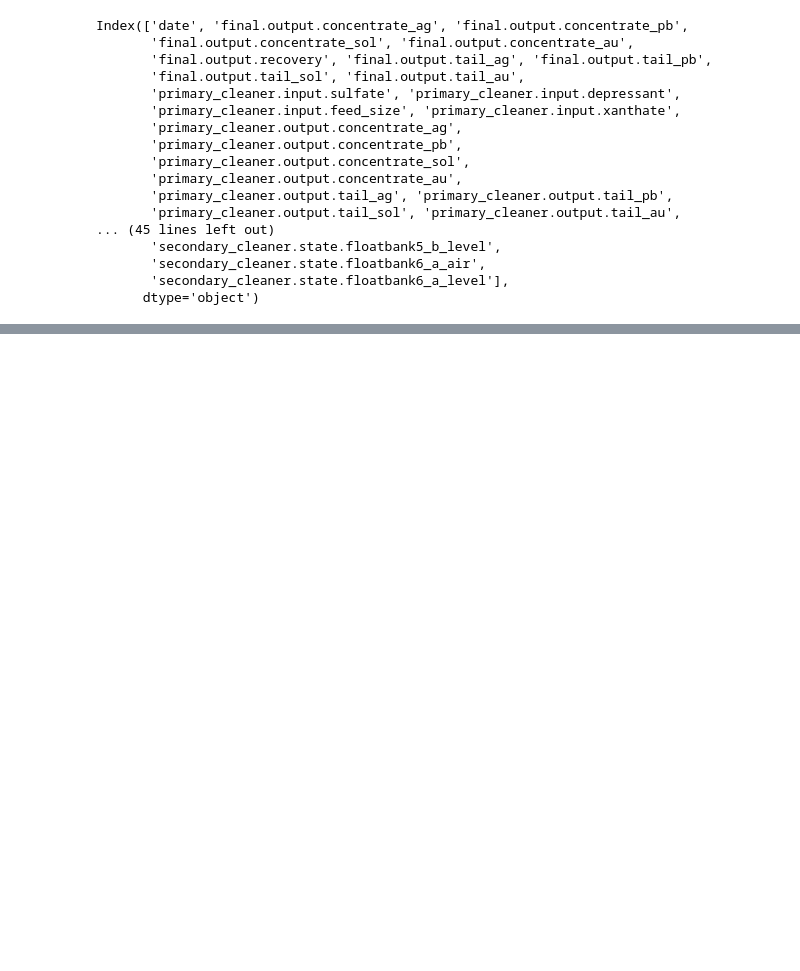
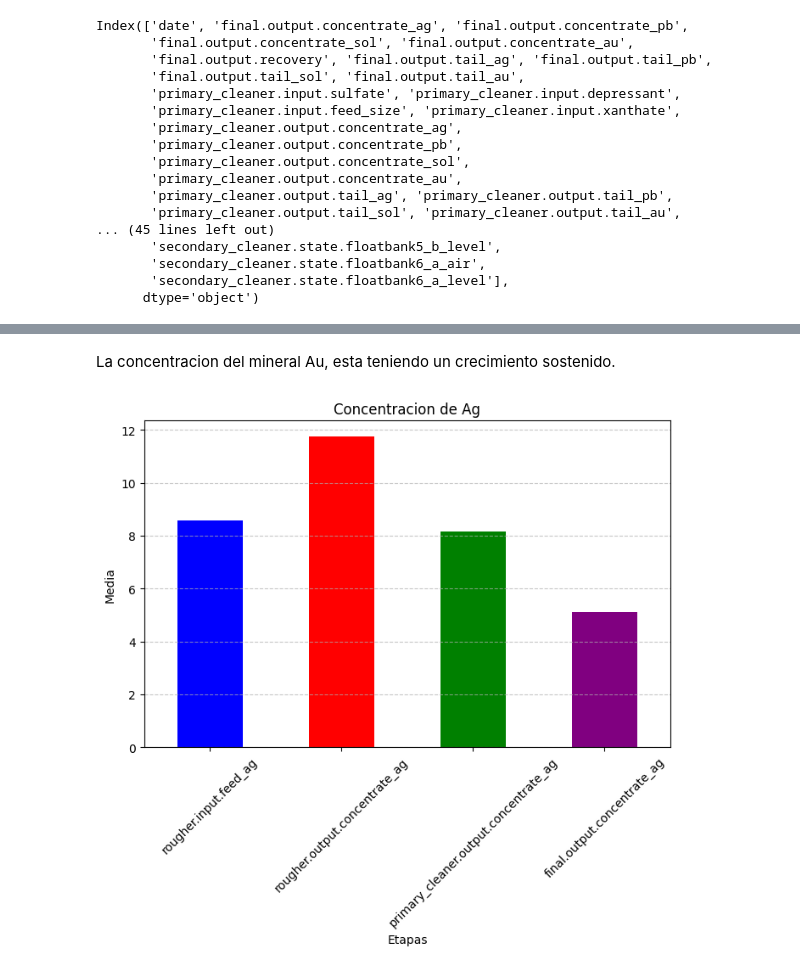
Before and after one commit to marxramos/ML-PREDICCION-DE-EXTRACCION-DEL-MINERAL-ORO, a Jupyter notebook: Notebook/ml_zyfra.ipynb, the cells around one changed output, grey strips where cells are left out. Saved outputs shown, nothing was run; the diff lists cells and outputs as text; code cells hidden in the pictures; blank space fills up the shorter version.

```diff
--- a/Notebook/ml_zyfra.ipynb
+++ b/Notebook/ml_zyfra.ipynb
@@ -82,0 +369,15 @@ Index(['date', 'final.output.concentrate_ag', 'final.output.concentrate_pb',
+# %% [markdown]
+La concentracion del mineral Au, esta teniendo un crecimiento sostenido.
+# %%
+column_ag = ['rougher.input.feed_ag', 'rougher.output.concentrate_ag','primary_cleaner.output.concentrate_ag','final.output.concentrate_ag']
+train_ag = train[column_ag].mean()
+plt.figure(figsize=(8, 5))
+train_ag.plot(kind="bar", color=["blue", "red", "green", "purple"])
+plt.title("Concentracion de Ag")
+plt.xlabel("Etapas")
+plt.ylabel("Media")
+plt.xticks(rotation=45)
+plt.grid(axis="y", linestyle="--", alpha=0.7)
+plt.show()
+# %% [output]
+[figure, added]
```
Also changed, not shown: parts of 29 cells of this notebook.
